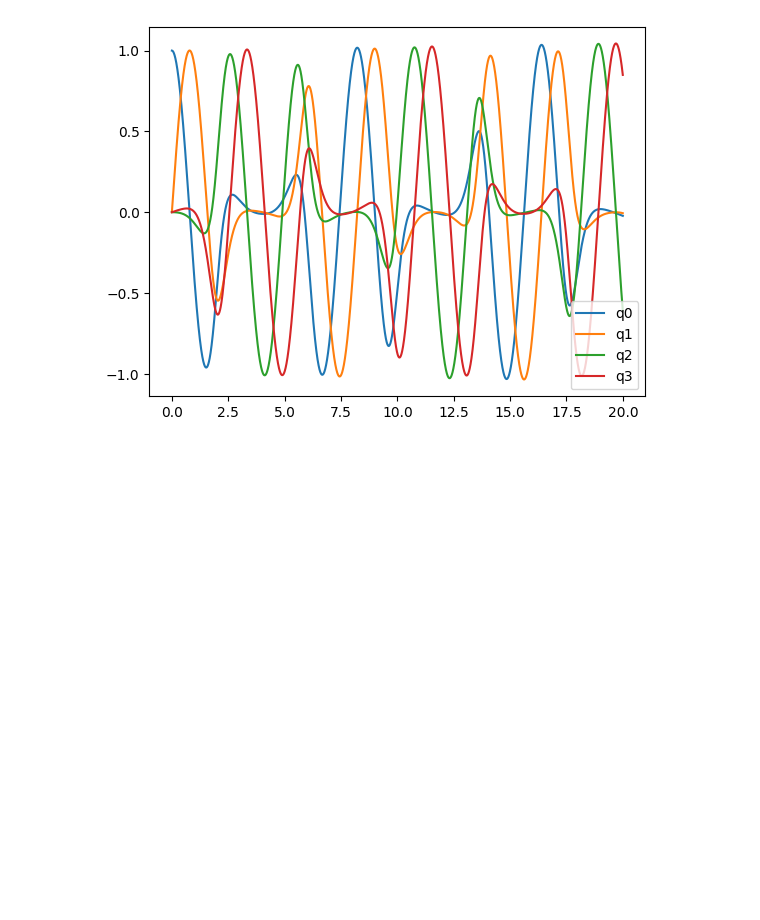
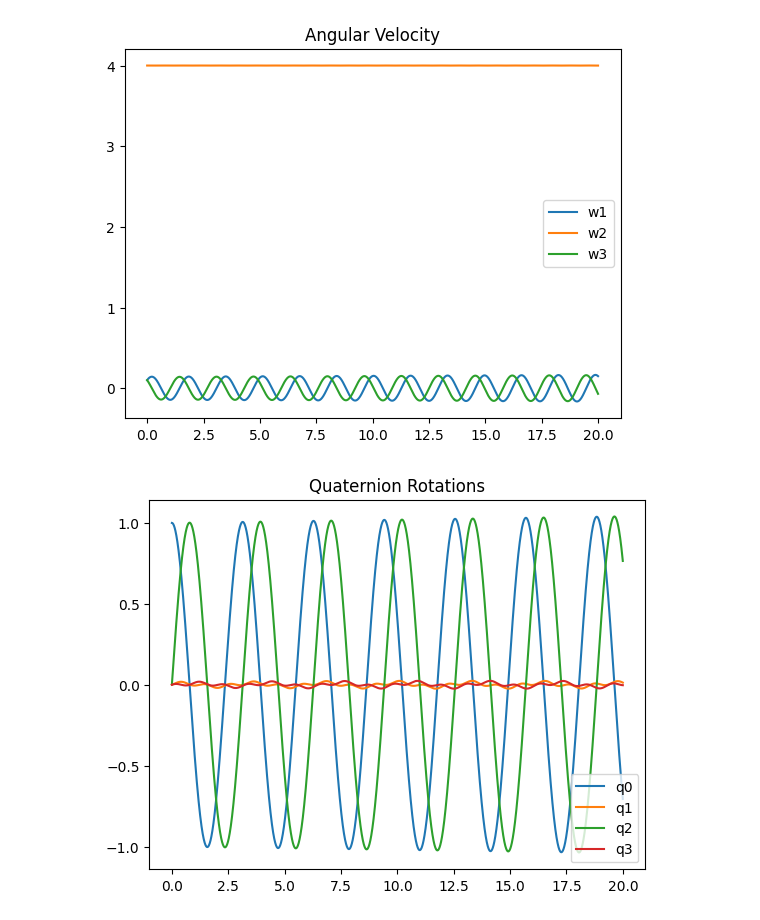
Before and after one commit to rportocarrero/Python, a Jupyter notebook: T-Handle.ipynb, the cells around one changed output. Drawn from its saved outputs; the diff is of its cells as text; code cells hidden in the pictures; blank space fills up the shorter version.

```diff
--- a/T-Handle.ipynb
+++ b/T-Handle.ipynb
@@ -25,10 +26,16 @@ def forward_euler(f,x,dt,I):
     return x_new
 # %%
 # plot angular velocities of each axis
-def plot_results(w1,w2,w3,T):
+def plot_results(timestamp, w1,w2,w3,T):
     plt.plot(T,w1)
     plt.plot(T,w2)
     plt.plot(T,w3)
+    plt.title("Angular Velocity")
+    plt.legend(["w1","w2","w3"])
+
+    #save graph to file
+    plt.savefig(timestamp+"_angular_vel.jpg")
+
     plt.show()
 # %%
 # save angular velocity data to a csv file.
@@ -108,15 +67,17 @@ for i in range(len(w1_out)):
 # %%
-def plot_quaternions(T, q0, q1, q2, q3):
+# Show a plot of the quaternions
+def plot_quaternions(timestamp, T, q0, q1, q2, q3):
     plt.plot(T,q0)
     plt.plot(T,q1)
     plt.plot(T,q2)
     plt.plot(T,q3)
     plt.legend(["q0","q1","q2","q3"])
+    plt.title("Quaternion Rotations")
+
+    #save graph to file
+    plt.savefig(timestamp+"_quaternions.jpg")
+
     plt.show()
-# %%
-plot_quaternions(T, q0_out, q1_out, q2_out, q3_out)
-# %% [output]
-[figure, removed]
 # %%
 # save quaternion data to a csv file.
 def save_quat_csv(filename, q0, q1, q2, q3):
@@ -127,4 +88,11 @@ def save_quat_csv(filename, q0, q1, q2, q3):
         wtr.writerow([q0[i],q1[i],q2[i],q3[i]])
     outfile.close()
 # %%
-save_quat_csv("T-handle_quat.csv",q0_out,q1_out,q2_out,q3_out)
+# save simulation configuration to a file
+def save_config(filename, I, x, t, end):
+    with open(filename+"_config.txt", 'w') as f:
+        f.write(f"Iertia Tensor: {I}\n")
+        f.write(f"Initial Angular Velocity: {x}\n")
+        f.write(f"Timestep: {t}\n")
+        f.write(f"End Time: {end}\n")
+    f.close()
@@ -130,0 +154,11 @@ save_quat_csv("T-handle_quat.csv",q0_out,q1_out,q2_out,q3_out)
+# %%
+# Largest MOI Axis Rotation
+I = [0.299, 0.408, 0.116]  # Inertia Tensor for rigid body
+x = [0.1, 4, 0.1]               # initial angular velocity of principle axes
+t = 0.001                        # simulation timestep
+end = 20                         # simulation end time
+
+rotation_sim(I,x,t,end)
+# %% [output]
+[figure, added]
+[figure, added]
```
Also changed, not shown: parts of 7 cells of this notebook, 17 other files.
